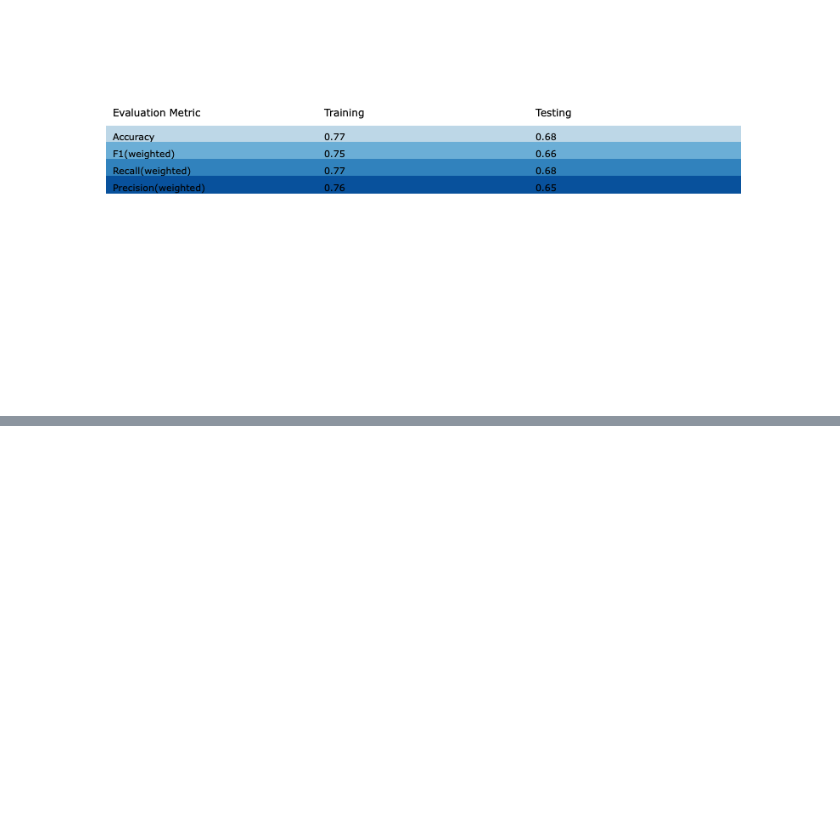
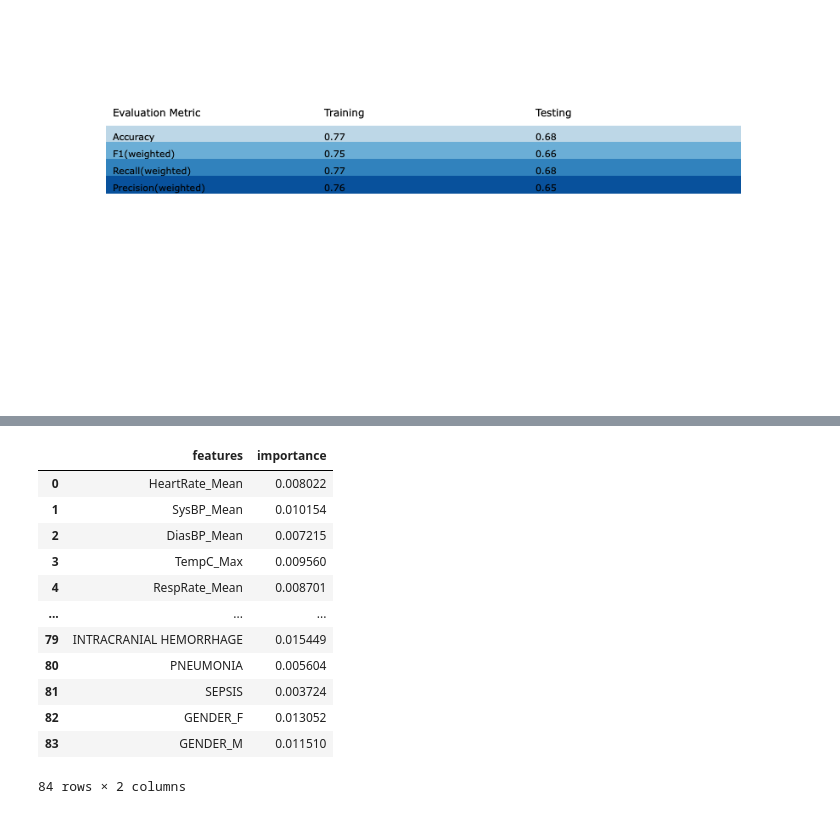
Before and after one commit to ZhiQiu976/MIMIC-Predictive-Modeling, a Jupyter notebook: Model Development/Models_overall.ipynb, the cells around one changed output, grey strips where cells are left out. Cells and saved outputs as stored; diff of their text form; code cells hidden in the pictures; blank space fills up the shorter version.

```diff
--- a/Model Development/Models_overall.ipynb
+++ b/Model Development/Models_overall.ipynb
@@ -487,0 +521,21 @@ plot_df(df_fig, df_fig2)
+# %%
+# df = pd.DataFrame(columns=['features', 'importance'])
+# df['features'] = X_train.columns
+# df['importance'] = xgb_clf.feature_importances_
+# df.to_csv('xgb_importance.csv')
+df = pd.read_csv('xgb_importance.csv', index_col=0)
+df
+# %% [output]
+|  | features | importance |
+| 0 | HeartRate_Mean | 0.008022 |
+| 1 | SysBP_Mean | 0.010154 |
+| 2 | DiasBP_Mean | 0.007215 |
+| 3 | TempC_Max | 0.009560 |
+| 4 | RespRate_Mean | 0.008701 |
+| ... | ... | ... |
+| 79 | INTRACRANIAL HEMORRHAGE | 0.015449 |
+| 80 | PNEUMONIA | 0.005604 |
+| 81 | SEPSIS | 0.003724 |
+| 82 | GENDER_F | 0.013052 |
+| 83 | GENDER_M | 0.011510 |
+84 rows × 2 columns
```
Also changed, not shown: parts of 11 cells of this notebook, 3 other files.
